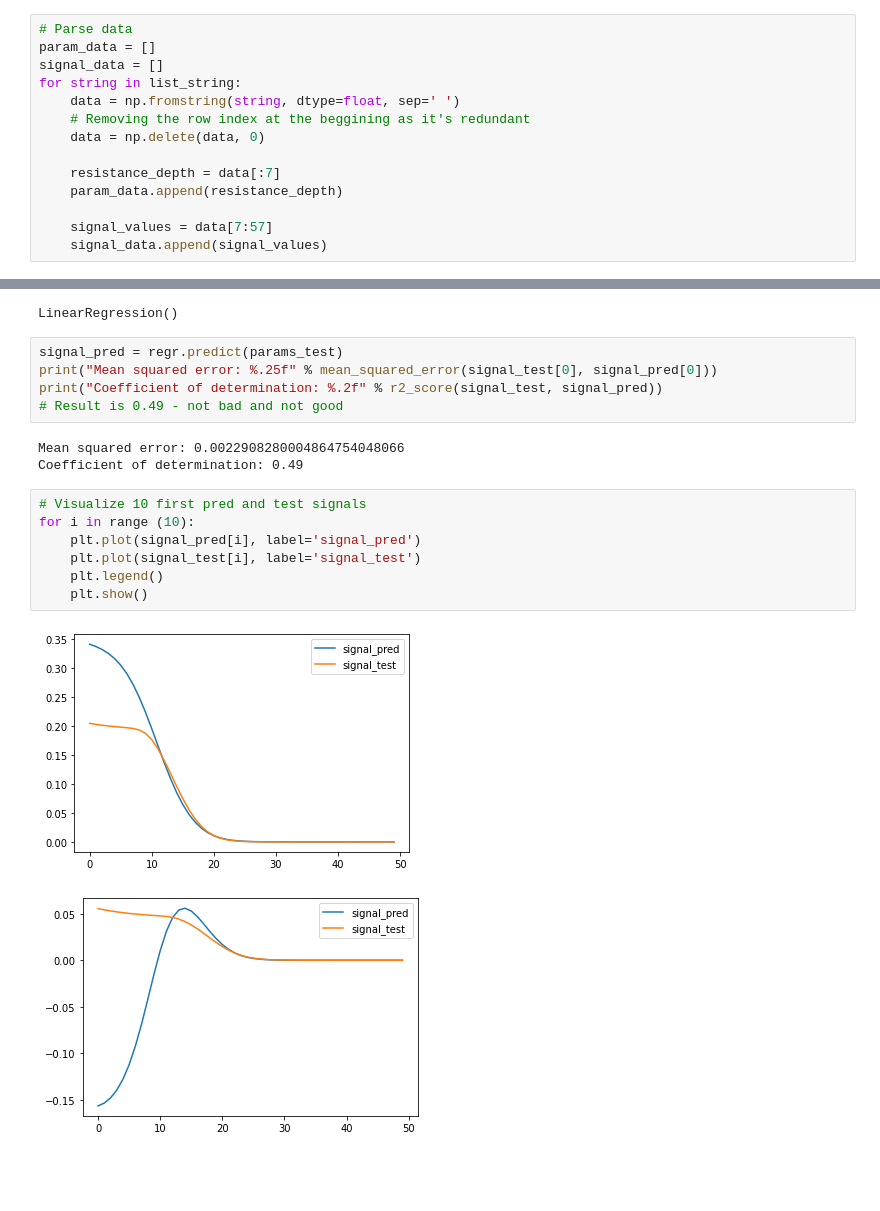
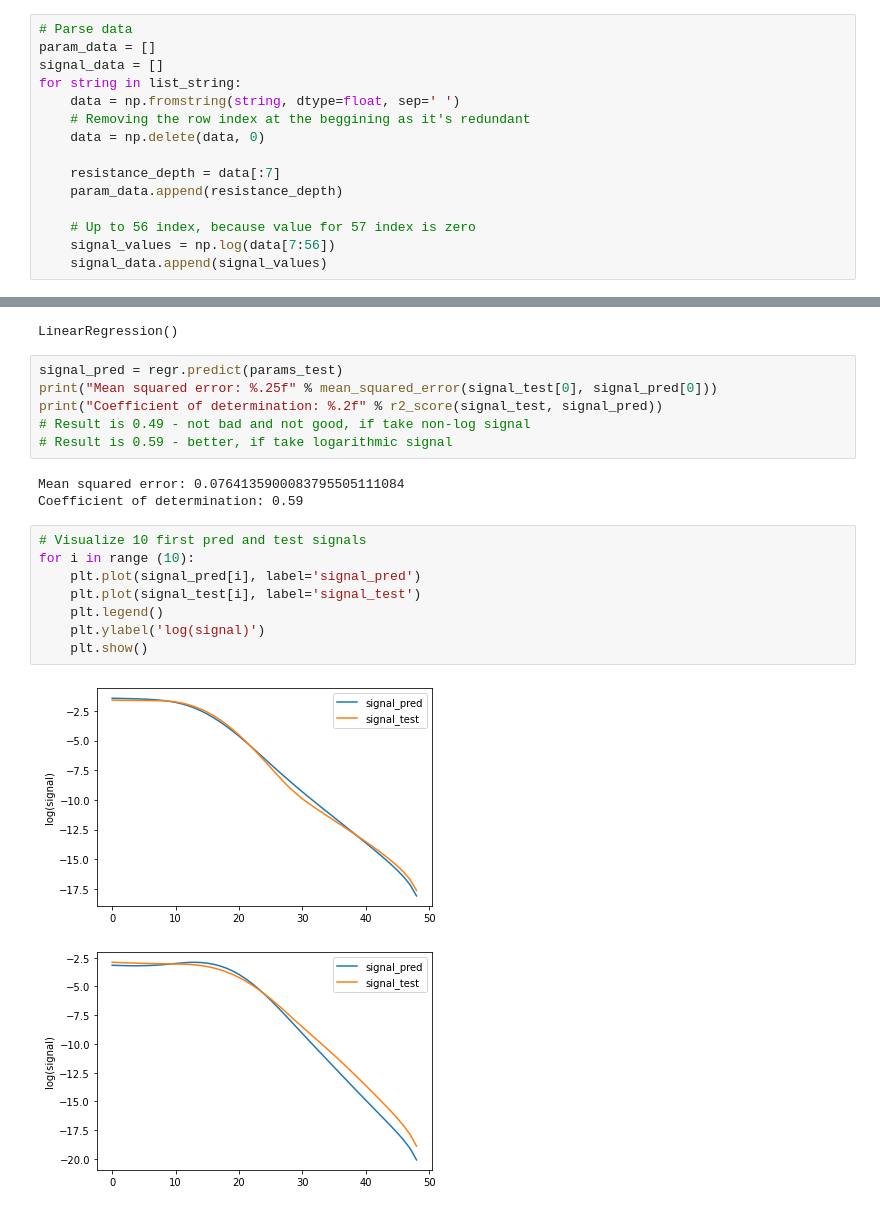
Before and after one commit to KirillAnokhin/MLProject, a Jupyter notebook: notebook.ipynb, the cells around one changed output, grey strips where cells are left out. Cells and saved outputs as stored; diff of their text form; blank space fills up the shorter version.

Commit message:
Use logarithmic signal
Signed-off-by: Kirill Anokhin <kirya.anokhin.99@mail.ru>

```diff
--- a/notebook.ipynb
+++ b/notebook.ipynb
@@ -38,7 +38,8 @@ for string in list_string:
     resistance_depth = data[:7]
     param_data.append(resistance_depth)
 
-    signal_values = data[7:57]
+    # Up to 56 index, because value for 57 index is zero
+    signal_values = np.log(data[7:56])
     signal_data.append(signal_values)
 # %%
 len(signal_data)
@@ -66,17 +67,19 @@ LinearRegression()
 signal_pred = regr.predict(params_test)
 print("Mean squared error: %.25f" % mean_squared_error(signal_test[0], signal_pred[0]))
 print("Coefficient of determination: %.2f" % r2_score(signal_test, signal_pred))
-# Result is 0.49 - not bad and not good
+# Result is 0.49 - not bad and not good, if take non-log signal
+# Result is 0.59 - better, if take logarithmic signal
 # %% [output]
-Mean squared error: 0.0022908280004864754048066
-Coefficient of determination: 0.49
+Mean squared error: 0.0764135900083795505111084
+Coefficient of determination: 0.59
 # %%
 # Visualize 10 first pred and test signals
 for i in range (10):
     plt.plot(signal_pred[i], label='signal_pred')
     plt.plot(signal_test[i], label='signal_test')
     plt.legend()
+    plt.ylabel('log(signal)')
     plt.show()
 # %% [output]
-[figure, old version]
+[figure, new version]
-[figure, old version]
+[figure, new version]
```
Also changed, not shown: parts of 8 cells of this notebook.
